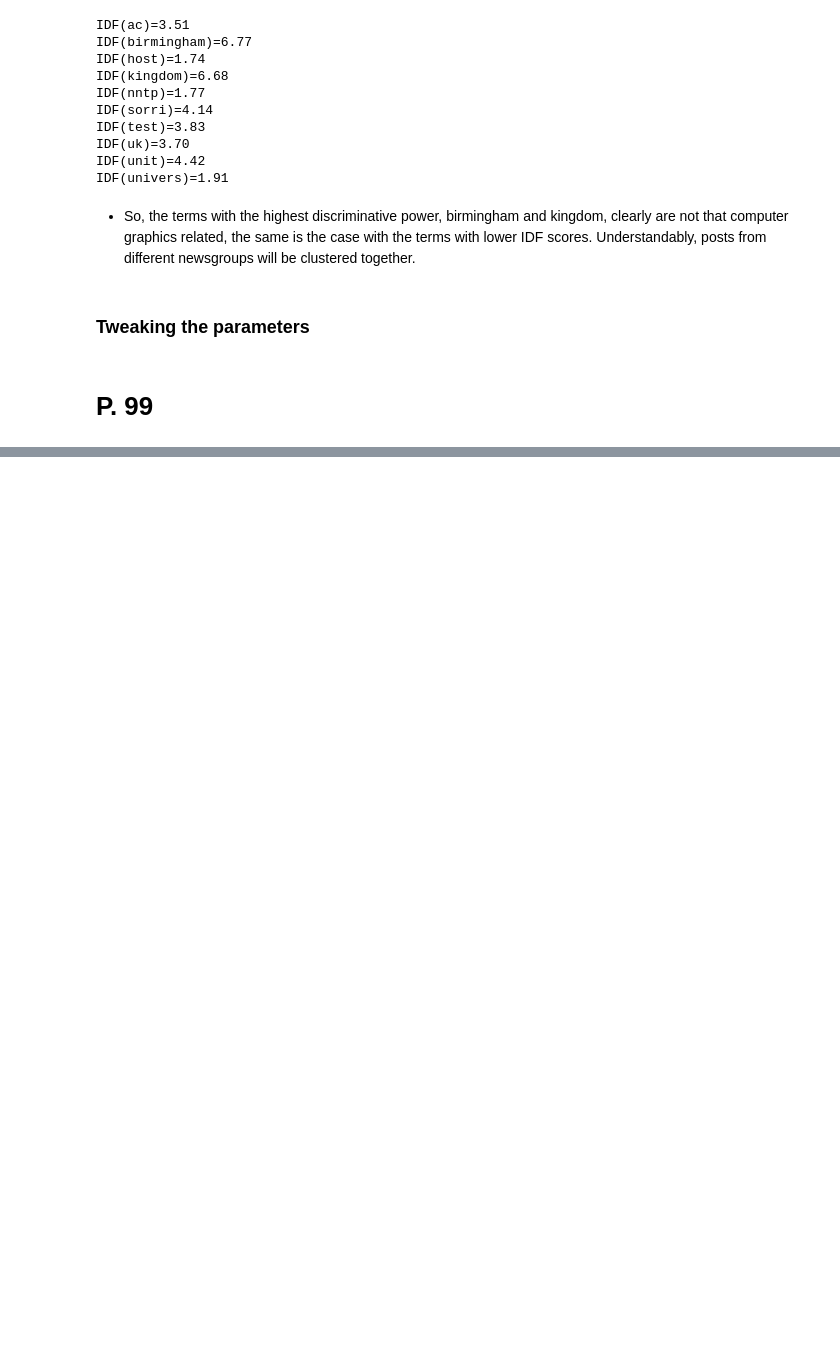
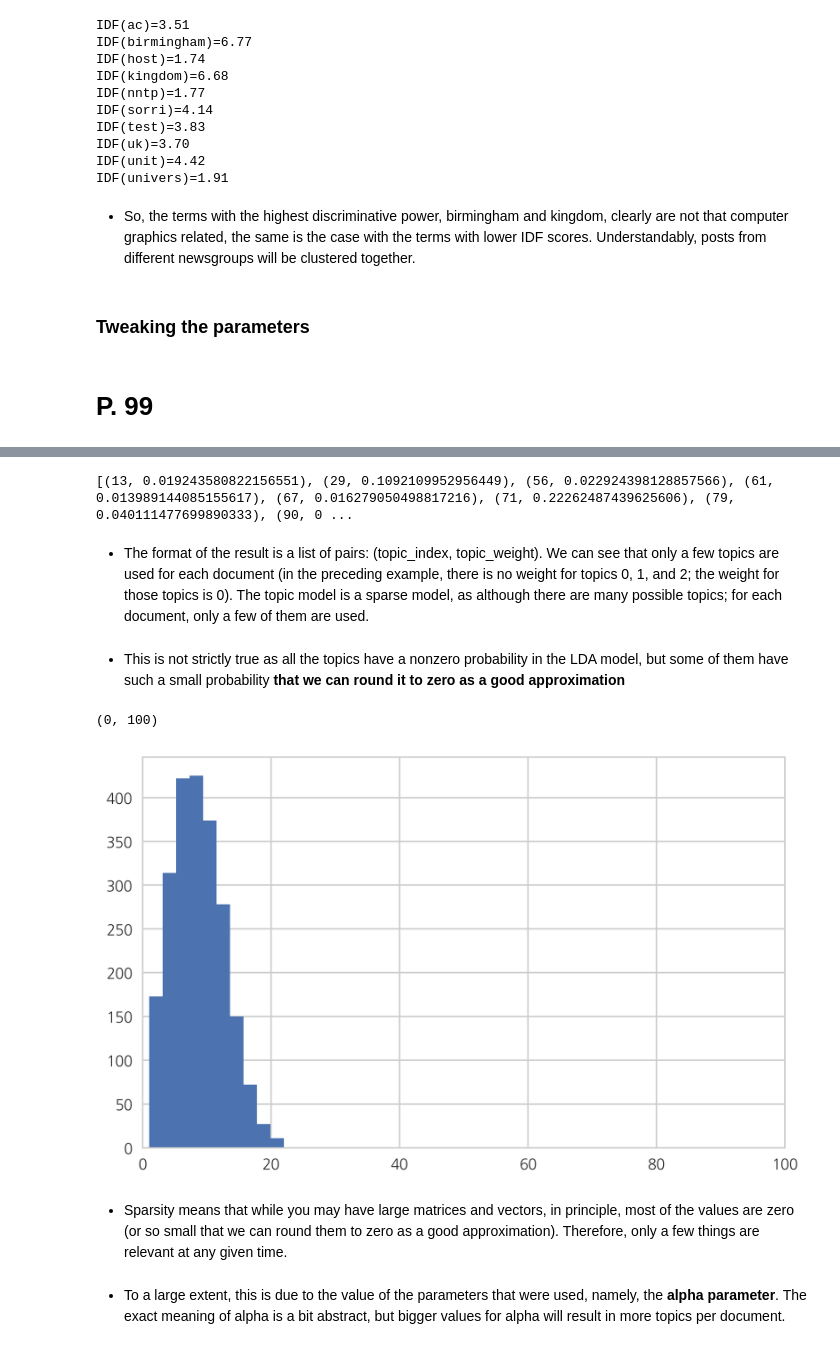
Before and after one commit to kadensungbincho/Code_followup_book, a Jupyter notebook: building_machine_learning_system_with_python/clus_words_20180123.ipynb, the cells around one changed output, grey strips where cells are left out. Drawn from its saved outputs; the diff is of its cells as text; code cells hidden in the pictures; blank space fills up the shorter version.

Commit message:
corpus and gensim

```diff
--- a/building_machine_learning_system_with_python/clus_words_20180123.ipynb
+++ b/building_machine_learning_system_with_python/clus_words_20180123.ipynb
@@ -294,0 +301,31 @@ IDF(univers)=1.91
+# %%
+from gensim import corpora, models
+corpus = corpora.BleiCorpus('./data/ap/ap.dat', './data/ap/vocab.txt')
+# %%
+model = models.ldamodel.LdaModel(
+    corpus,
+    num_topics=100,
+    id2word=corpus.id2word
+)
+# %%
+doc = corpus.docbyoffset(0)
+topics = model[doc]
+print(topics)
+# %% [output]
+[(13, 0.019243580822156551), (29, 0.1092109952956449), (56, 0.022924398128857566), (61, 0.013989144085155617), (67, 0.016279050498817216), (71, 0.22262487439625606), (79, 0.040111477699890333), (90, 0 ...
+# %% [markdown]
+- The format of the result is a list of pairs: (topic_index, topic_weight). We can see that only a few topics are used for each document (in the preceding example, there is no weight for topics 0, 1, and 2; the weight for those topics is 0). The topic model is a sparse model, as although there are many possible topics; for each document, only a few of them are used.
+# %% [markdown]
+- This is not strictly true as all the topics have a nonzero probability in the LDA model, but some of them have such a small probability **that we can round it to zero as a good approximation**
+# %%
+num_topics_used = [len(model[doc]) for doc in corpus]
+# %%
+plt.hist(num_topics_used)
+plt.xlim(0, 100)
+# %% [output]
+(0, 100)
+[figure, added]
+# %% [markdown]
+- Sparsity means that while you may have large matrices and vectors, in principle, most of the values are zero (or so small that we can round them to zero as a good approximation). Therefore, only a few things are relevant at any given time.
+# %% [markdown]
+- To a large extent, this is due to the value of the parameters that were used, namely, the **alpha parameter**. The exact meaning of alpha is a bit abstract, but bigger values for alpha will result in more topics per document.
```
Also changed, not shown: parts of 10 cells of this notebook.
